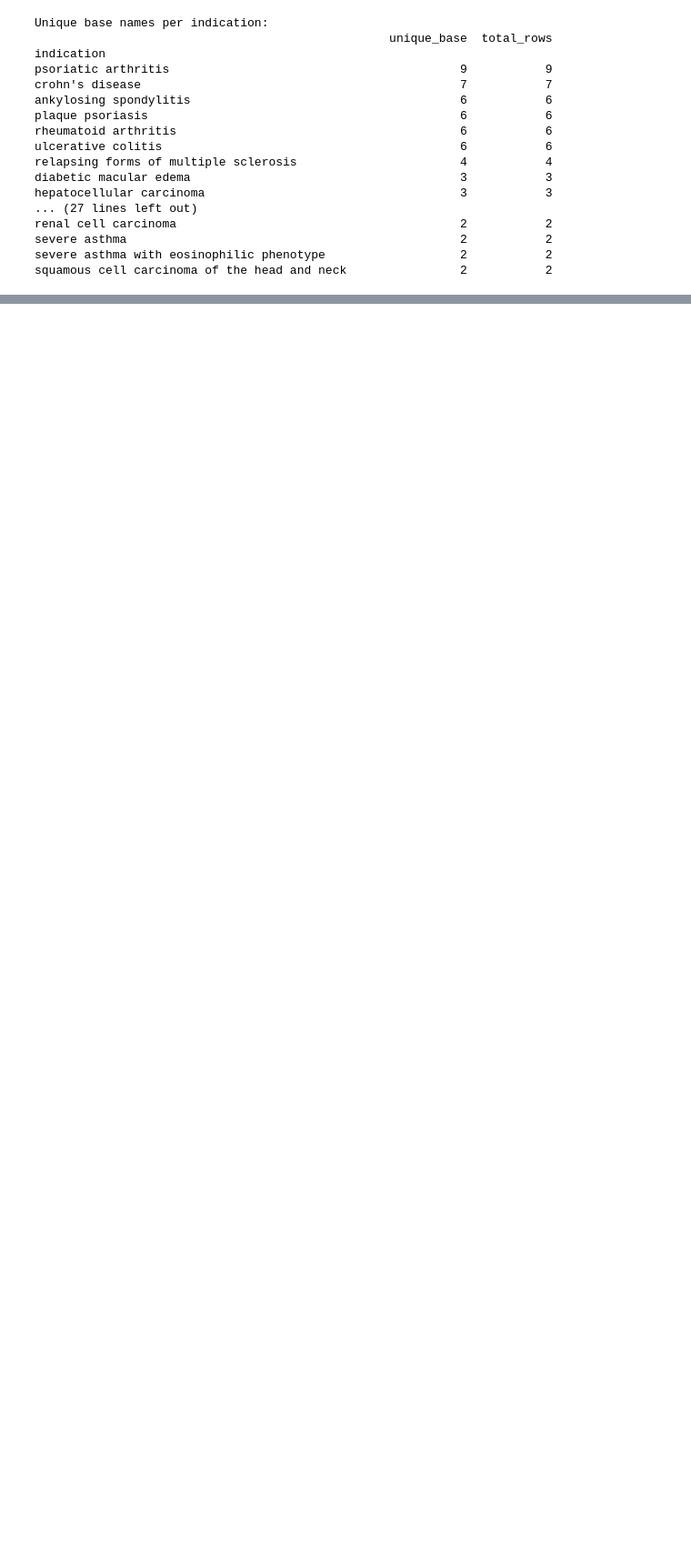
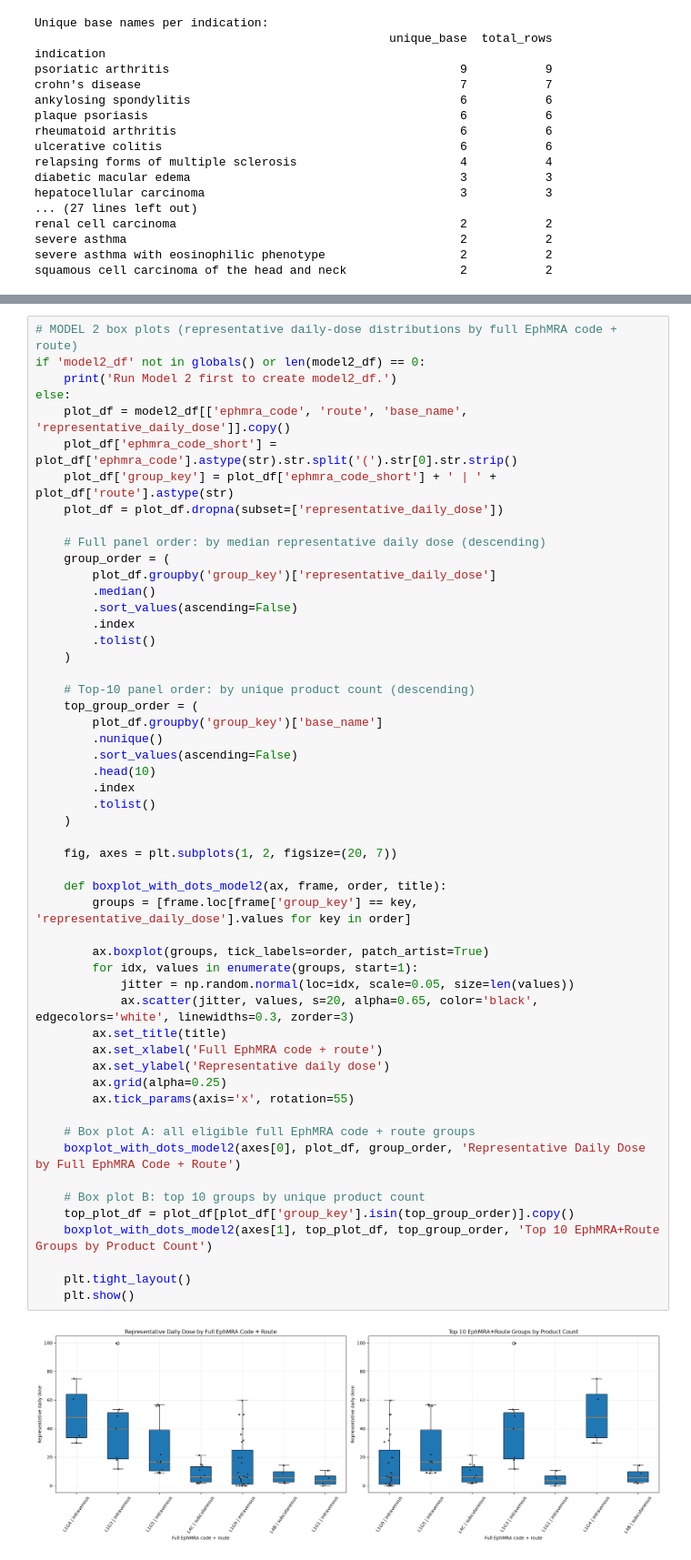
Before and after one commit to remisperando/FDA-dosing, a Jupyter notebook: statistical_testing_dosage_model.ipynb, the cells around one changed output, grey strips where cells are left out. Shown at 91% size. Saved outputs shown, nothing was run; the diff lists cells and outputs as text; blank space fills up the shorter version.

Commit message:
ephmra + route testing

```diff
--- a/statistical_testing_dosage_model.ipynb
+++ b/statistical_testing_dosage_model.ipynb
@@ -765,0 +889,55 @@ squamous cell carcinoma of the head and neck                2           2
+# %%
+# MODEL 2 box plots (representative daily-dose distributions by full EphMRA code + route)
+if 'model2_df' not in globals() or len(model2_df) == 0:
+    print('Run Model 2 first to create model2_df.')
+else:
+    plot_df = model2_df[['ephmra_code', 'route', 'base_name', 'representative_daily_dose']].copy()
+    plot_df['ephmra_code_short'] = plot_df['ephmra_code'].astype(str).str.split('(').str[0].str.strip()
+    plot_df['group_key'] = plot_df['ephmra_code_short'] + ' | ' + plot_df['route'].astype(str)
+    plot_df = plot_df.dropna(subset=['representative_daily_dose'])
+
+    # Full panel order: by median representative daily dose (descending)
+    group_order = (
+        plot_df.groupby('group_key')['representative_daily_dose']
+        .median()
+        .sort_values(ascending=False)
+        .index
+        .tolist()
+    )
+
+    # Top-10 panel order: by unique product count (descending)
+    top_group_order = (
+        plot_df.groupby('group_key')['base_name']
+        .nunique()
+        .sort_values(ascending=False)
+        .head(10)
+        .index
+        .tolist()
+    )
+
+    fig, axes = plt.subplots(1, 2, figsize=(20, 7))
+
+    def boxplot_with_dots_model2(ax, frame, order, title):
+        groups = [frame.loc[frame['group_key'] == key, 'representative_daily_dose'].values for key in order]
+
+        ax.boxplot(groups, tick_labels=order, patch_artist=True)
+        for idx, values in enumerate(groups, start=1):
+            jitter = np.random.normal(loc=idx, scale=0.05, size=len(values))
+            ax.scatter(jitter, values, s=20, alpha=0.65, color='black', edgecolors='white', linewidths=0.3, zorder=3)
+        ax.set_title(title)
+        ax.set_xlabel('Full EphMRA code + route')
+        ax.set_ylabel('Representative daily dose')
+        ax.grid(alpha=0.25)
+        ax.tick_params(axis='x', rotation=55)
+
+    # Box plot A: all eligible full EphMRA code + route groups
+    boxplot_with_dots_model2(axes[0], plot_df, group_order, 'Representative Daily Dose by Full EphMRA Code + Route')
+
+    # Box plot B: top 10 groups by unique product count
+    top_plot_df = plot_df[plot_df['group_key'].isin(top_group_order)].copy()
+    boxplot_with_dots_model2(axes[1], top_plot_df, top_group_order, 'Top 10 EphMRA+Route Groups by Product Count')
+
+    plt.tight_layout()
+    plt.show()
+# %% [output]
+[figure, added]
```
Also changed, not shown: parts of 4 cells of this notebook.
